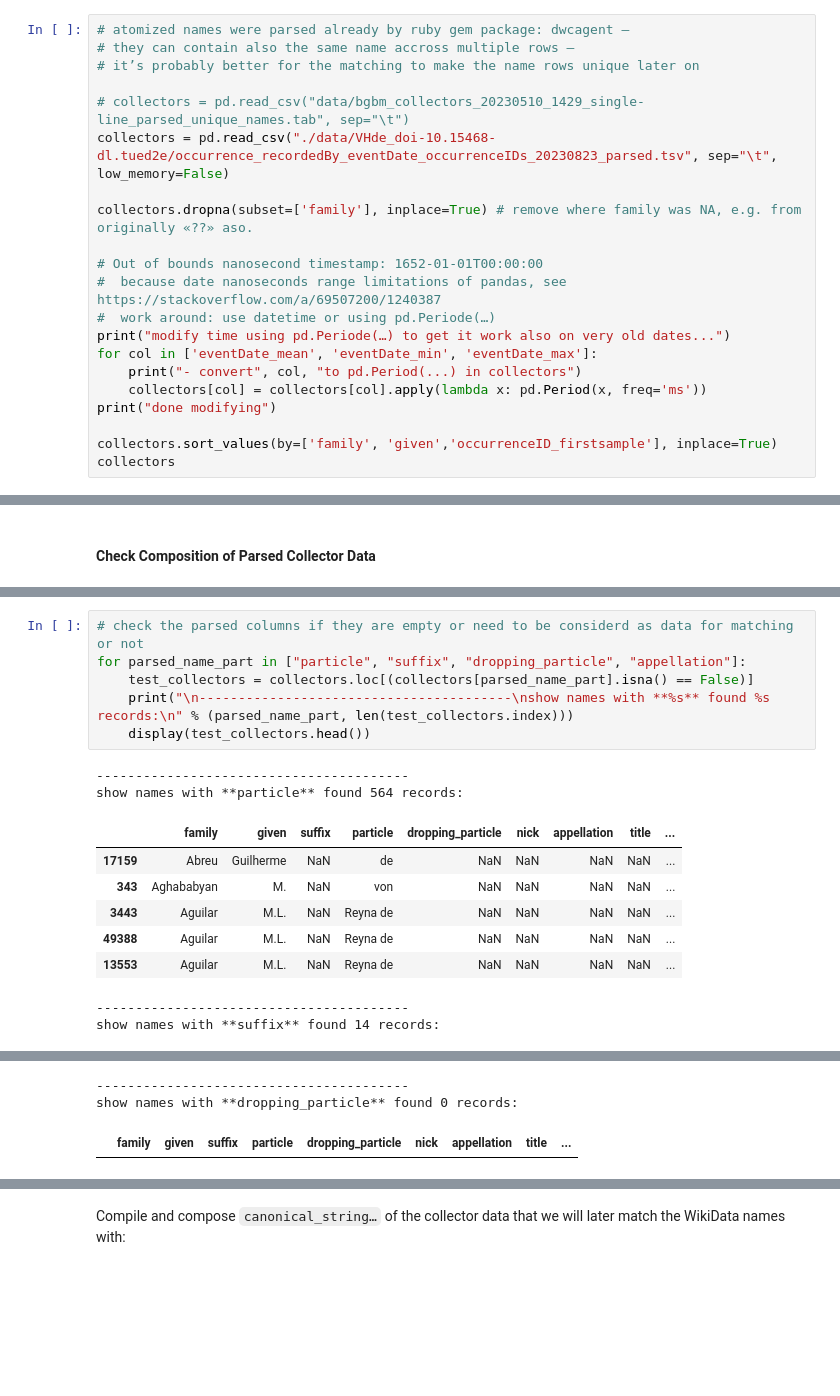
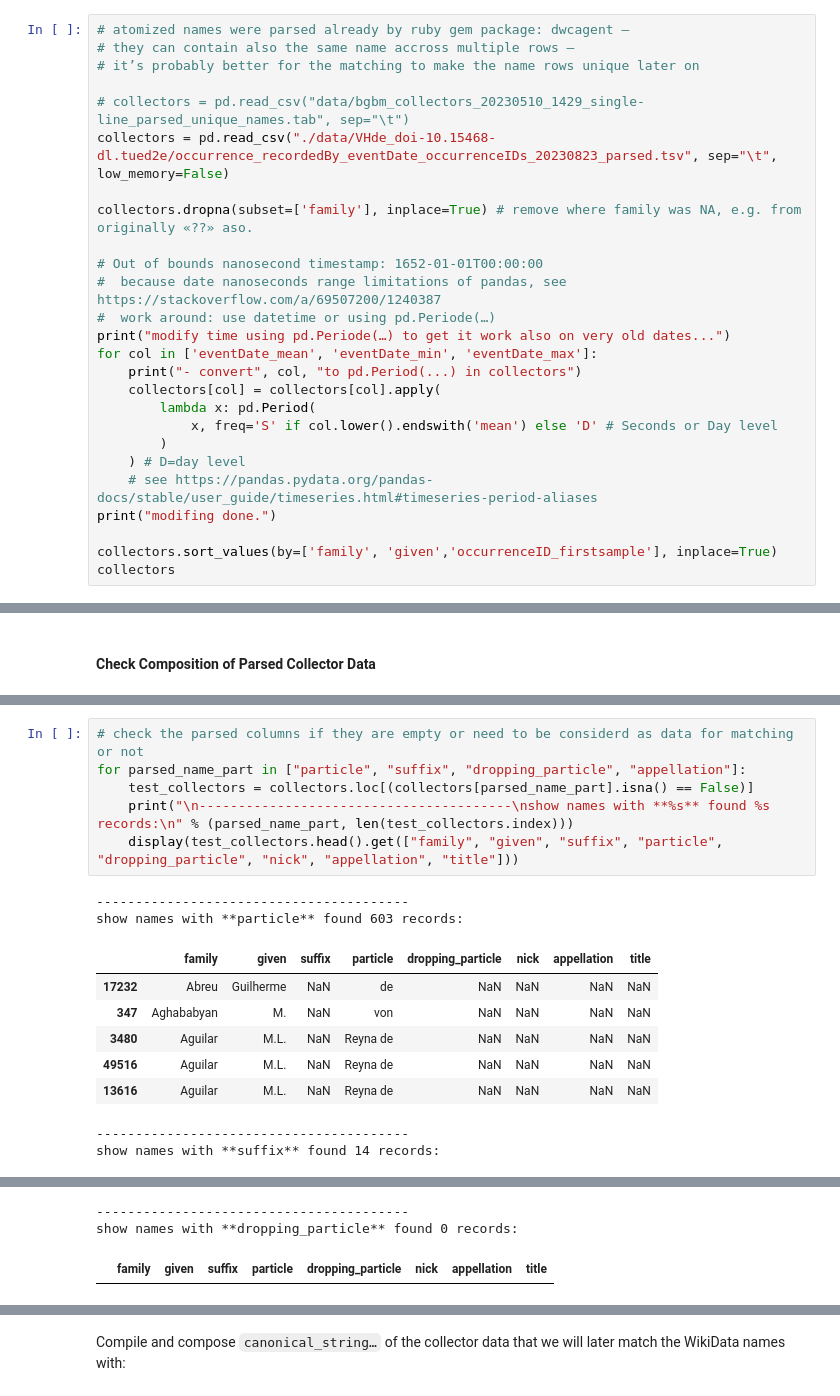
Before and after one commit to infinite-dao/collector-matching, a Jupyter notebook: match_names_BGBM-dwcagent-parsed-eventDate_vs_WikiData_k-nearest.ipynb, the cells around one changed output, grey strips where cells are left out. Saved outputs shown, nothing was run; the diff lists cells and outputs as text; blank space fills up the shorter version.

```diff
--- a/match_names_BGBM-dwcagent-parsed-eventDate_vs_WikiData_k-nearest.ipynb
+++ b/match_names_BGBM-dwcagent-parsed-eventDate_vs_WikiData_k-nearest.ipynb
@@ -99,8 +110,13 @@ collectors.dropna(subset=['family'], inplace=True) # remove where family was NA,
 print("modify time using pd.Periode(…) to get it work also on very old dates...")
 for col in ['eventDate_mean', 'eventDate_min', 'eventDate_max']:
     print("- convert", col, "to pd.Period(...) in collectors")
-    collectors[col] = collectors[col].apply(lambda x: pd.Period(x, freq='ms'))
-print("done modifying")
+    collectors[col] = collectors[col].apply(
+        lambda x: pd.Period(
+            x, freq='S' if col.lower().endswith('mean') else 'D' # Seconds or Day level
+        )
+    ) # D=day level
+    # see https://pandas.pydata.org/pandas-docs/stable/user_guide/timeseries.html#timeseries-period-aliases
+print("modifing done.")
 
 collectors.sort_values(by=['family', 'given','occurrenceID_firstsample'], inplace=True)
 collectors
@@ -148,17 +164,17 @@ Show collecors given name has (propably) a full name (595 records) …
 # %%
 # check the parsed columns if they are empty or need to be considerd as data for matching or not
 for parsed_name_part in ["particle", "suffix", "dropping_particle", "appellation"]:
     test_collectors = collectors.loc[(collectors[parsed_name_part].isna() == False)]
     print("\n----------------------------------------\nshow names with **%s** found %s records:\n" % (parsed_name_part, len(test_collectors.index)))
-    display(test_collectors.head())
+    display(test_collectors.head().get(["family", "given", "suffix", "particle", "dropping_particle", "nick", "appellation", "title"]))
 # %% [output]
 ----------------------------------------
-show names with **particle** found 564 records:
+show names with **particle** found 603 records:
-|  | family | given | suffix | particle | dropping_particle | nick | appellation | title | ... |
-| 17159 | Abreu | Guilherme | NaN | de | NaN | NaN | NaN | NaN | ... |
-| 343 | Aghababyan | M. | NaN | von | NaN | NaN | NaN | NaN | ... |
-| 3443 | Aguilar | M.L. | NaN | Reyna de | NaN | NaN | NaN | NaN | ... |
-| 49388 | Aguilar | M.L. | NaN | Reyna de | NaN | NaN | NaN | NaN | ... |
-| 13553 | Aguilar | M.L. | NaN | Reyna de | NaN | NaN | NaN | NaN | ... |
+|  | family | given | suffix | particle | dropping_particle | nick | appellation | title |
+| 17232 | Abreu | Guilherme | NaN | de | NaN | NaN | NaN | NaN |
+| 347 | Aghababyan | M. | NaN | von | NaN | NaN | NaN | NaN |
+| 3480 | Aguilar | M.L. | NaN | Reyna de | NaN | NaN | NaN | NaN |
+| 49516 | Aguilar | M.L. | NaN | Reyna de | NaN | NaN | NaN | NaN |
+| 13616 | Aguilar | M.L. | NaN | Reyna de | NaN | NaN | NaN | NaN |
 ----------------------------------------
 show names with **suffix** found 14 records:
@@ -171,5 +187,5 @@ show names with **suffix** found 14 records:
 ----------------------------------------
 show names with **dropping_particle** found 0 records:
-|  | family | given | suffix | particle | dropping_particle | nick | appellation | title | ... |
+|  | family | given | suffix | particle | dropping_particle | nick | appellation | title |
 ----------------------------------------
 show names with **appellation** found 1 records:
```
Also changed, not shown: parts of 38 cells of this notebook, 21 other files.
